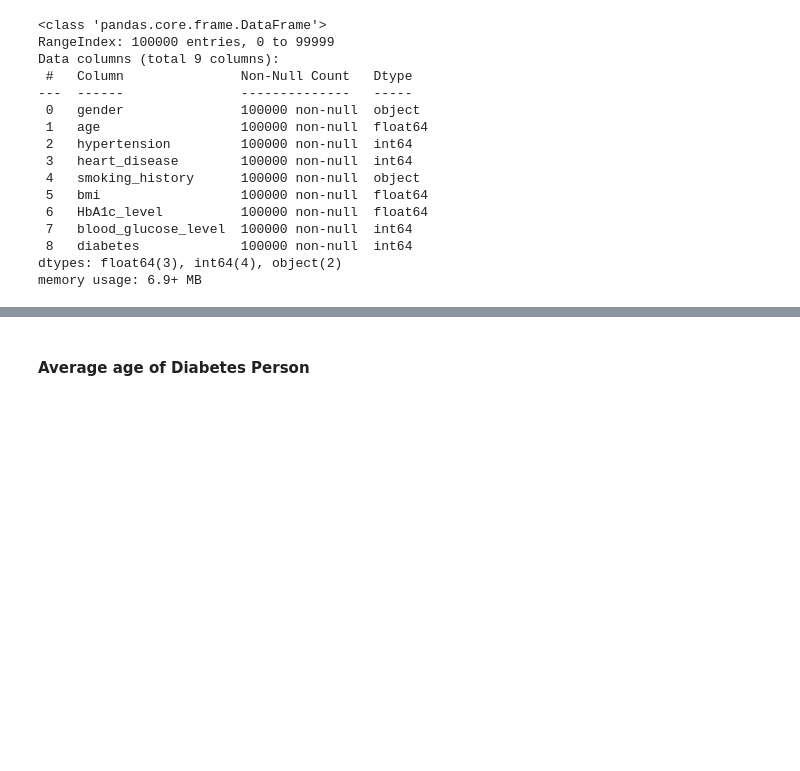
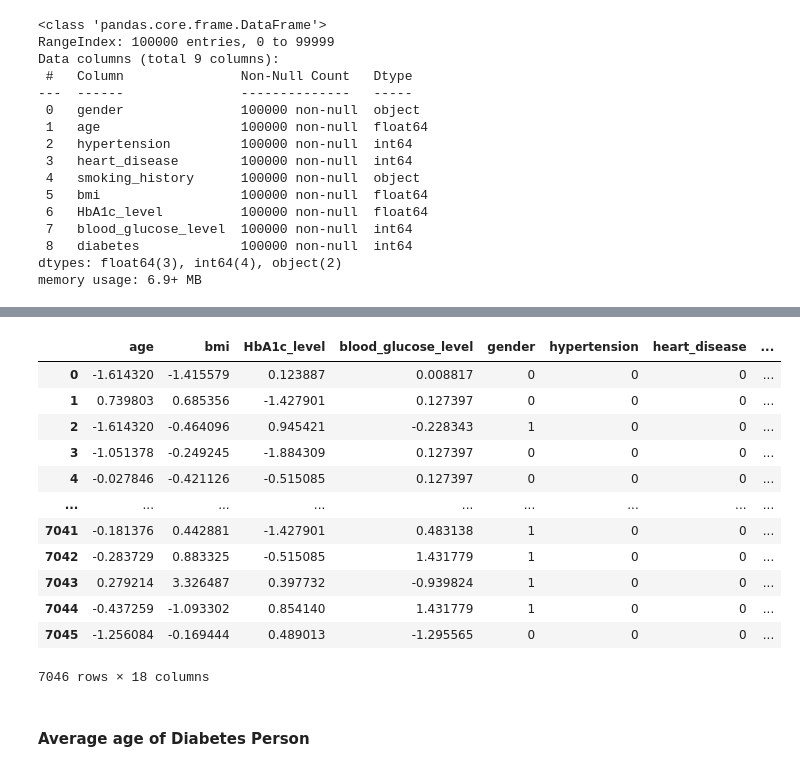
Before and after one commit to Tylikestocode/Diabetes_Prediction, a Jupyter notebook: Diabetes_Prediction.ipynb, the cells around one changed output, grey strips where cells are left out. Drawn from its saved outputs; the diff is of its cells as text; code cells hidden in the pictures; blank space fills up the shorter version.

```diff
--- a/Diabetes_Prediction.ipynb
+++ b/Diabetes_Prediction.ipynb
@@ -47,3 +92,19 @@ no_diabetes = data[data['diabetes'] == 0]
+# %%
+balanced_df
+# %% [output]
+|  | age | bmi | HbA1c_level | blood_glucose_level | gender | hypertension | heart_disease | ... |
+| 0 | -1.614320 | -1.415579 | 0.123887 | 0.008817 | 0 | 0 | 0 | ... |
+| 1 | 0.739803 | 0.685356 | -1.427901 | 0.127397 | 0 | 0 | 0 | ... |
+| 2 | -1.614320 | -0.464096 | 0.945421 | -0.228343 | 1 | 0 | 0 | ... |
+| 3 | -1.051378 | -0.249245 | -1.884309 | 0.127397 | 0 | 0 | 0 | ... |
+| 4 | -0.027846 | -0.421126 | -0.515085 | 0.127397 | 0 | 0 | 0 | ... |
+| ... | ... | ... | ... | ... | ... | ... | ... | ... |
+| 7041 | -0.181376 | 0.442881 | -1.427901 | 0.483138 | 1 | 0 | 0 | ... |
+| 7042 | -0.283729 | 0.883325 | -0.515085 | 1.431779 | 1 | 0 | 0 | ... |
+| 7043 | 0.279214 | 3.326487 | 0.397732 | -0.939824 | 1 | 0 | 0 | ... |
+| 7044 | -0.437259 | -1.093302 | 0.854140 | 1.431779 | 1 | 0 | 0 | ... |
+| 7045 | -1.256084 | -0.169444 | 0.489013 | -1.295565 | 0 | 0 | 0 | ... |
+7046 rows × 18 columns
 # %% [markdown]
 #### Average age of Diabetes Person
 # %%
```
Also changed, not shown: parts of 30 cells of this notebook.
